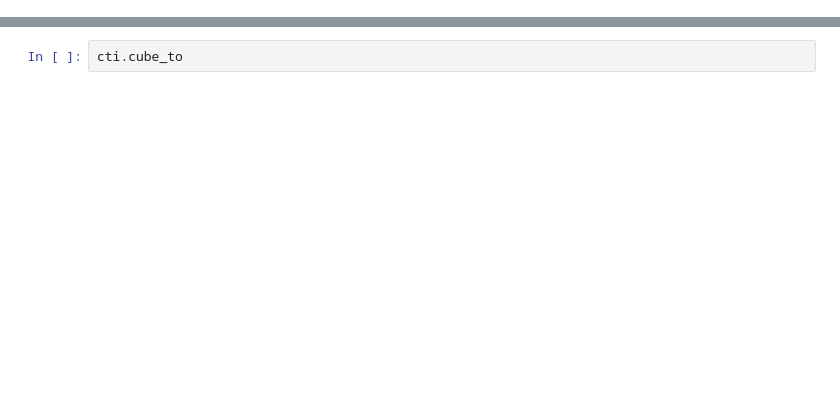
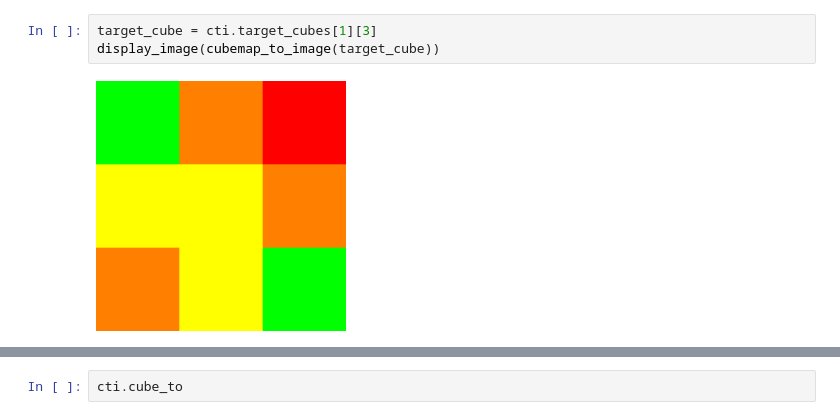
Before and after one commit to eduardaveras/bioinspired, a Jupyter notebook: rubik_ga/display.ipynb, the cells around one changed output, grey strips where cells are left out. Drawn from its saved outputs; the diff is of its cells as text; blank space fills up the shorter version.

```diff
--- a/rubik_ga/display.ipynb
+++ b/rubik_ga/display.ipynb
@@ -11,0 +12,5 @@ display_image(image_utils.image_gray_to_image_cubes_color(image_utils.resize_pix
+# %%
+target_cube = cti.target_cubes[1][3]
+display_image(cubemap_to_image(target_cube))
+# %% [output]
+[figure, added]
```
Also changed, not shown: parts of 4 cells of this notebook, 4 other files.
